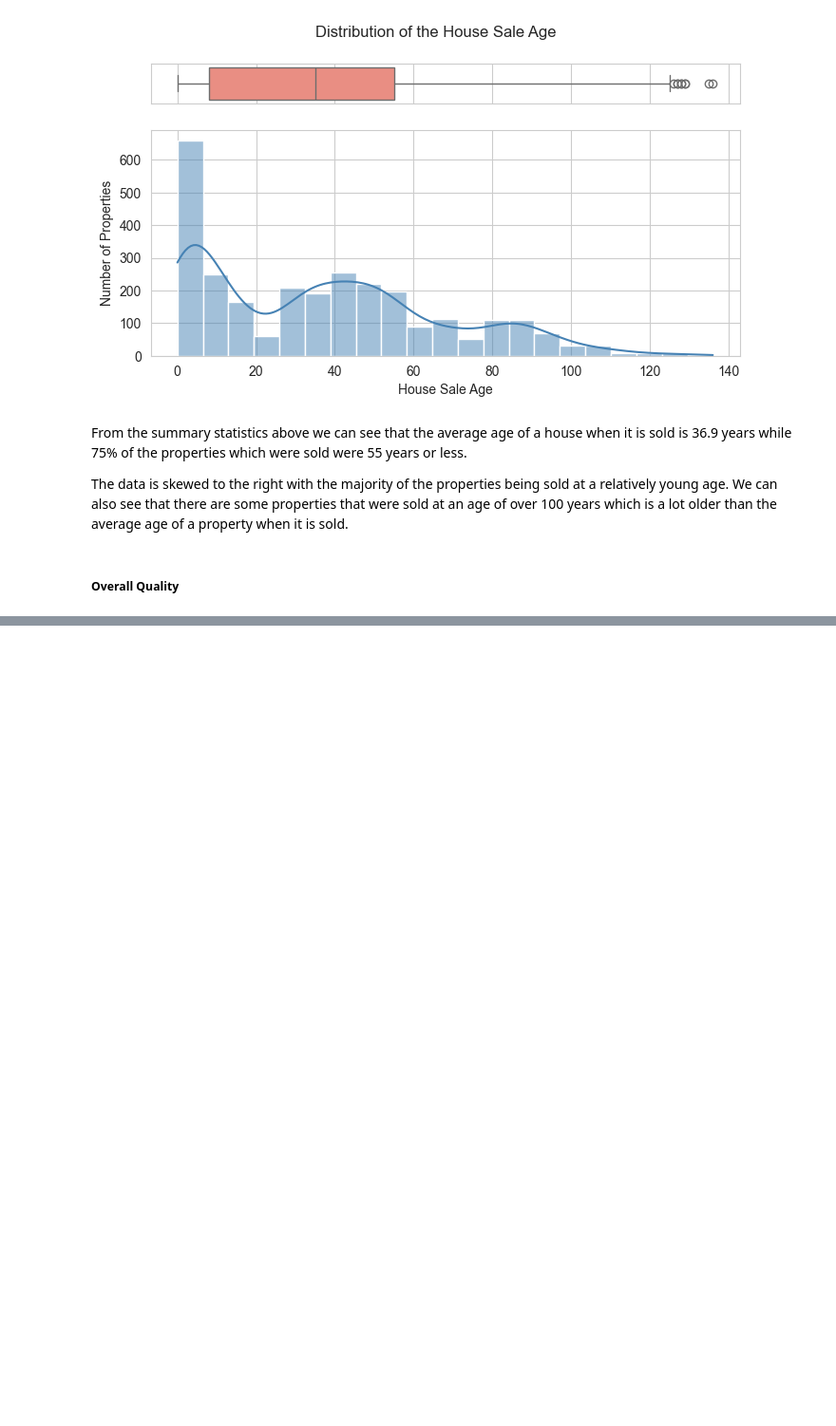
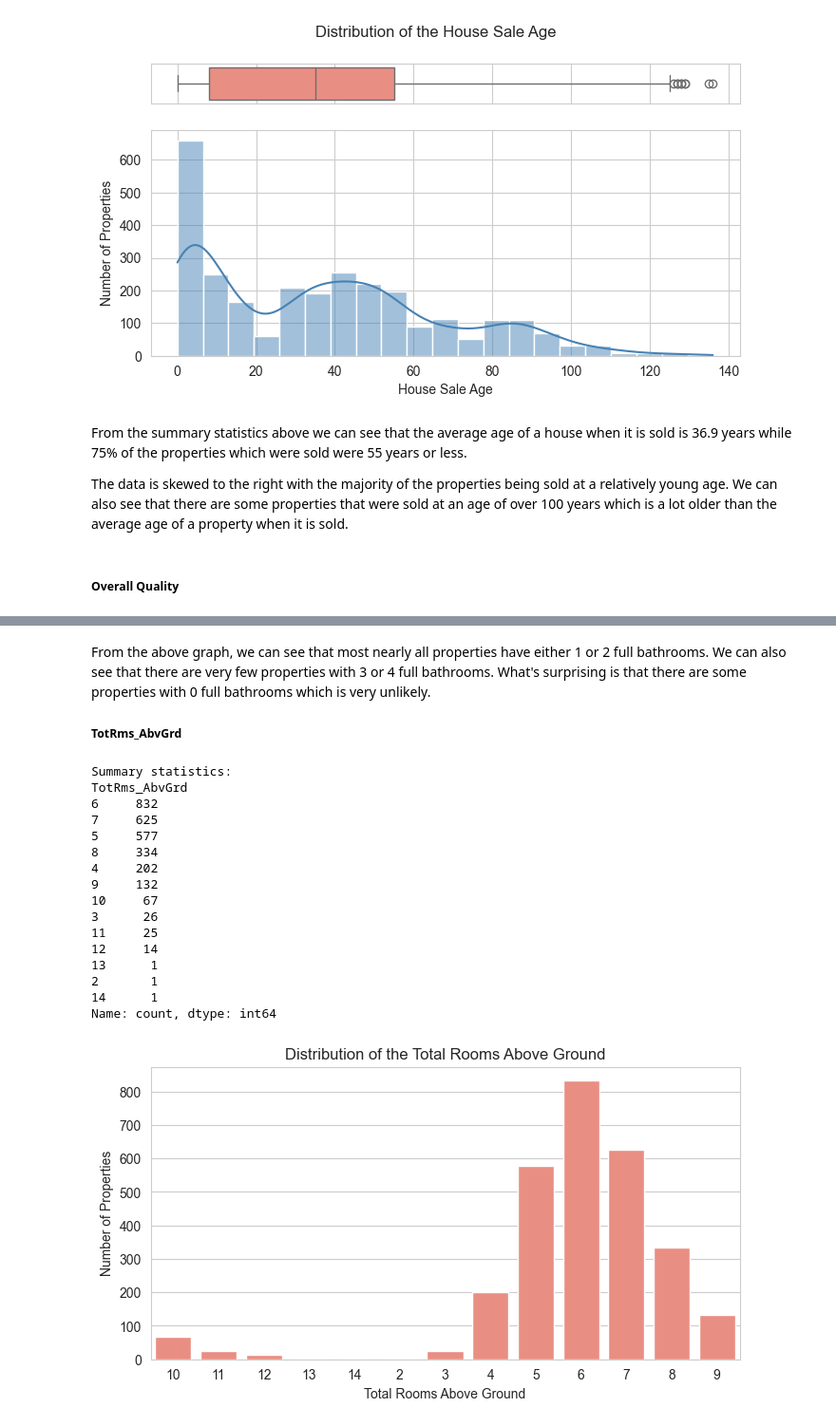
Before and after one commit to rongachoka/House_Prices_Dataset_-coursework-, a Jupyter notebook: index_updated.ipynb, the cells around one changed output, grey strips where cells are left out. Shown at 95% size. Drawn from its saved outputs; the diff is of its cells as text; code cells hidden in the pictures; blank space fills up the shorter version.

```diff
--- a/index_updated.ipynb
+++ b/index_updated.ipynb
@@ -1415,0 +1433,25 @@ Name: count, dtype: int64
+# %% [markdown]
+From the above graph, we can see that most nearly all properties have either 1 or 2 full bathrooms. We can also see that there are very few properties with 3 or 4 full bathrooms. What's surprising is that there are some properties with 0 full bathrooms which is very unlikely.
+
+##### TotRms_AbvGrd
+# %%
+plot_discrete_values(df_updated_1, columns="TotRms_AbvGrd", title="Distribution of the Total Rooms Above Ground",
+                xlabel="Total Rooms Above Ground", ylabel="Number of Properties")
+# %% [output]
+Summary statistics:
+TotRms_AbvGrd
+6     832
+7     625
+5     577
+8     334
+4     202
+9     132
+10     67
+3      26
+11     25
+12     14
+13      1
+2       1
+14      1
+Name: count, dtype: int64
+[figure, added]
```
Also changed, not shown: parts of 55 cells of this notebook.
